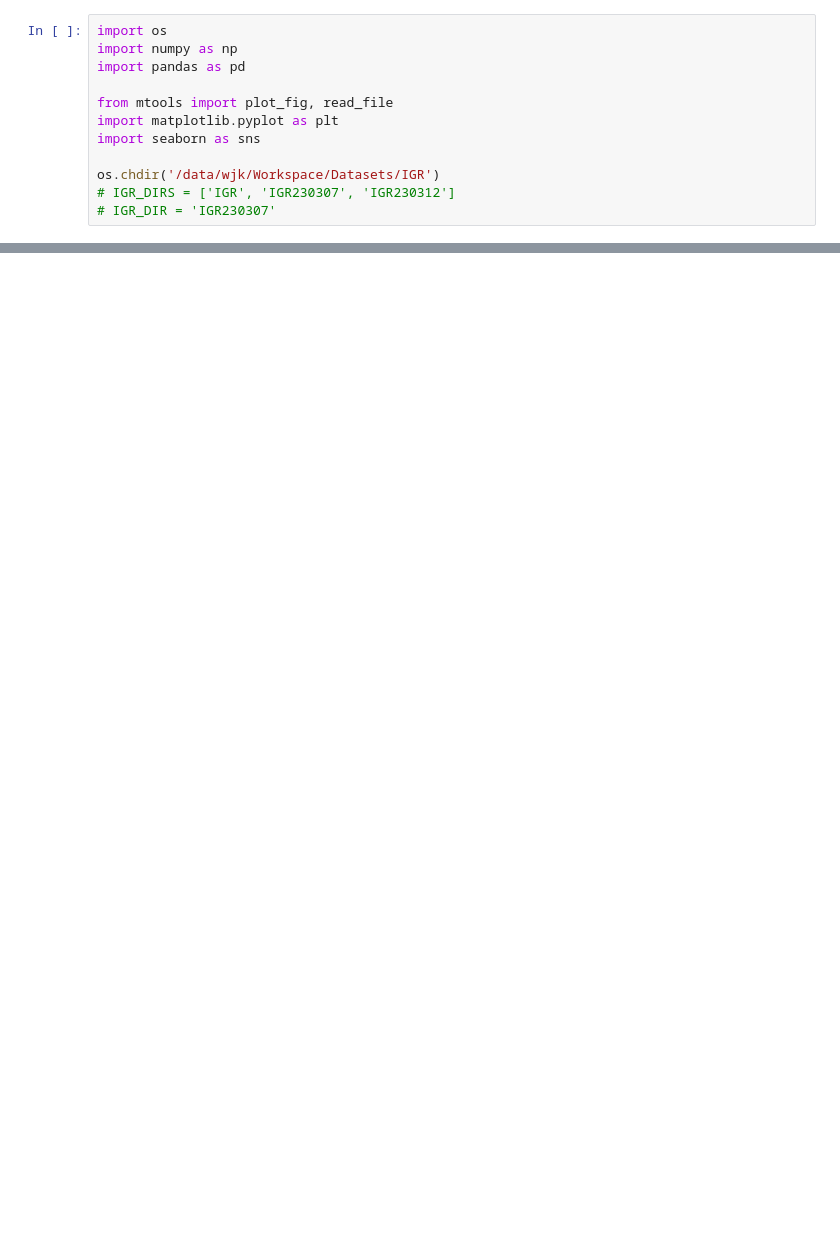
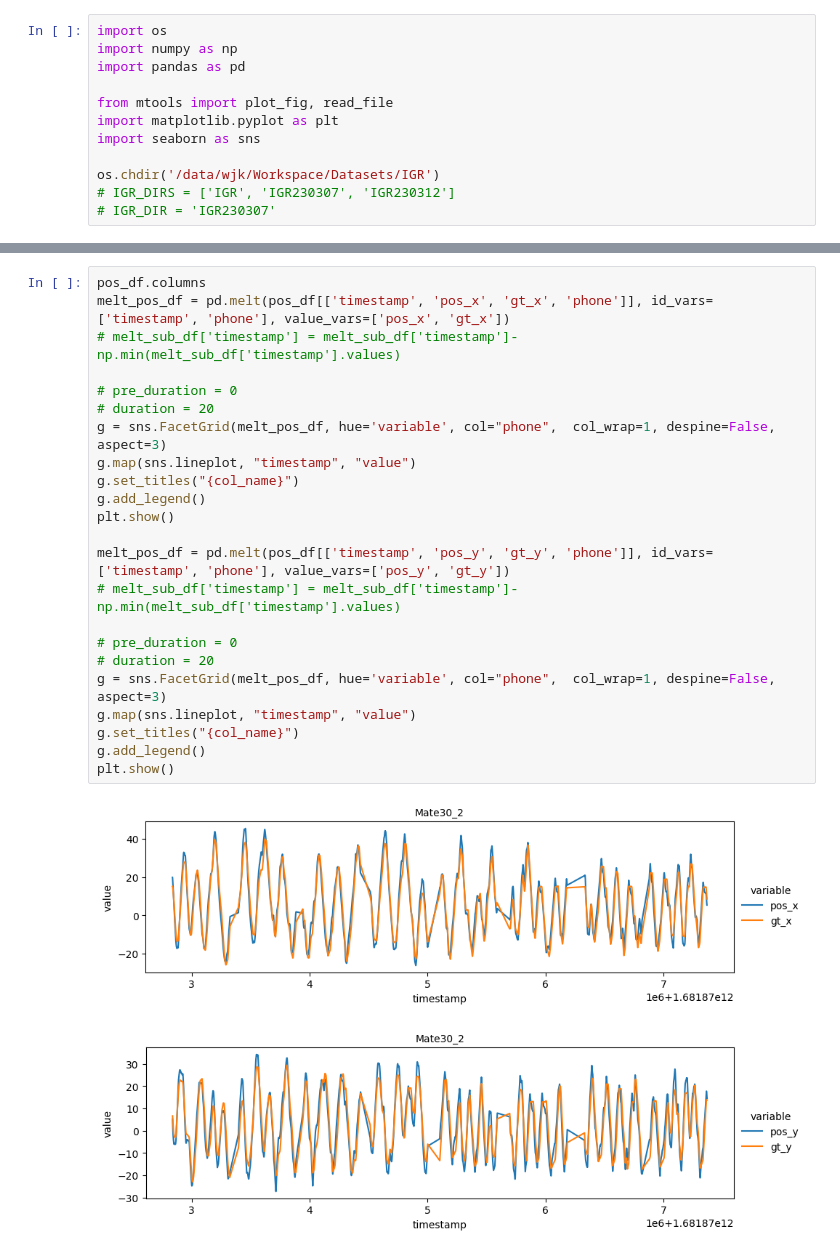
Before and after one commit to XinNoil/IGRProcess, a Jupyter notebook: plots/plot_pos.ipynb, the cells around one changed output, grey strips where cells are left out. Drawn from its saved outputs; the diff is of its cells as text; blank space fills up the shorter version.

```diff
--- a/plots/plot_pos.ipynb
+++ b/plots/plot_pos.ipynb
@@ -57,0 +45,26 @@ trip
+# %%
+pos_df.columns
+melt_pos_df = pd.melt(pos_df[['timestamp', 'pos_x', 'gt_x', 'phone']], id_vars=['timestamp', 'phone'], value_vars=['pos_x', 'gt_x'])
+# melt_sub_df['timestamp'] = melt_sub_df['timestamp']-np.min(melt_sub_df['timestamp'].values)
+
+# pre_duration = 0
+# duration = 20
+g = sns.FacetGrid(melt_pos_df, hue='variable', col="phone",  col_wrap=1, despine=False, aspect=3)
+g.map(sns.lineplot, "timestamp", "value")
+g.set_titles("{col_name}")
+g.add_legend()
+plt.show()
+
+melt_pos_df = pd.melt(pos_df[['timestamp', 'pos_y', 'gt_y', 'phone']], id_vars=['timestamp', 'phone'], value_vars=['pos_y', 'gt_y'])
+# melt_sub_df['timestamp'] = melt_sub_df['timestamp']-np.min(melt_sub_df['timestamp'].values)
+
+# pre_duration = 0
+# duration = 20
+g = sns.FacetGrid(melt_pos_df, hue='variable', col="phone",  col_wrap=1, despine=False, aspect=3)
+g.map(sns.lineplot, "timestamp", "value")
+g.set_titles("{col_name}")
+g.add_legend()
+plt.show()
+# %% [output]
+[figure, added]
+[figure, added]
```
Also changed, not shown: parts of 3 cells of this notebook, 30 other files.
